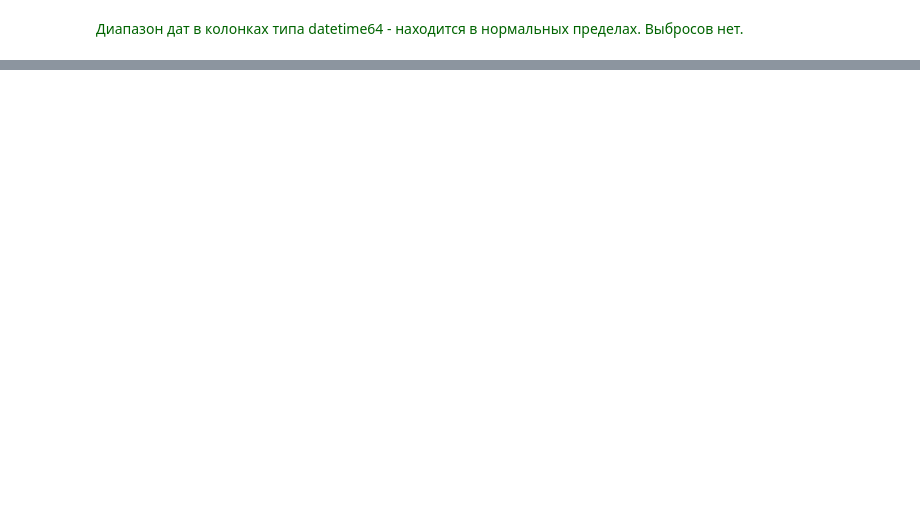
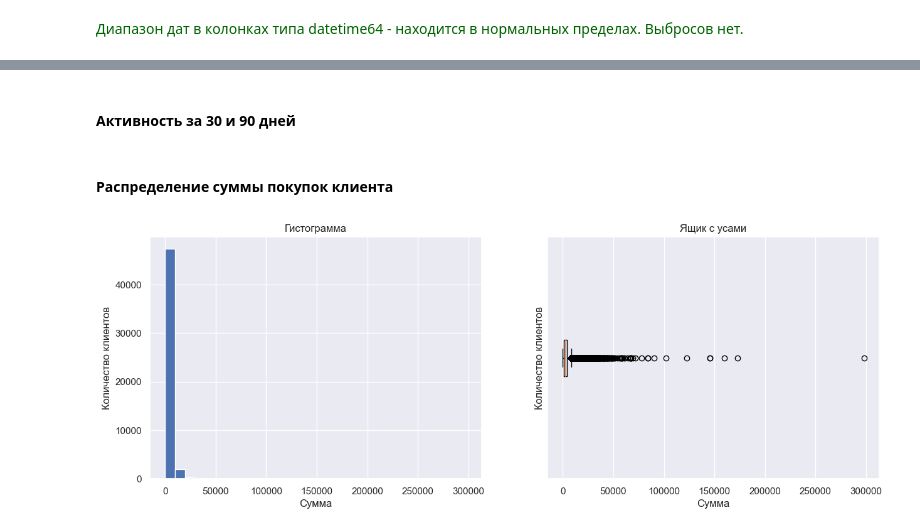
Before and after one commit to andrew-tvorogov/practicum_masterskaya_2, a Jupyter notebook: practicum_apparel.ipynb, the cells around one changed output, grey strips where cells are left out. Cells and saved outputs as stored; diff of their text form; code cells hidden in the pictures; blank space fills up the shorter version.

Commit message:
updated notebook, all data prepared

```diff
--- a/practicum_apparel.ipynb
+++ b/practicum_apparel.ipynb
@@ -497,0 +636,26 @@ dataset_tm_info(apparel_messages)
+# %%
+# категории в отдельную переменную для переиспользования
+categories_columns = [c for c in apparel_purchases.columns if c.startswith('category__')]
+# %%
+categories_grouped = apparel_purchases.groupby('client_id')[categories_columns].sum().reset_index()
+apparel_client = apparel_client.merge(categories_grouped, on='client_id', how='left')
+# %% [markdown]
+#### Активность за 30 и 90 дней
+# %%
+for w in [30,90]:
+    x = apparel_purchases['date'] >= (max_date - pd.Timedelta(days=w))
+    apparel_data = apparel_purchases[x].groupby('client_id').agg(
+        order_amount_last=(('order_amount','sum')),
+        quantity_last=(('quantity','sum')),
+        orders_last=(('date','count'))
+    )
+    apparel_data.columns = [f'order_amount_last_{w}_days', f'quantity_last_{w}_days', f'orders_last_{w}_days']
+    apparel_client = apparel_client.merge(apparel_data, on='client_id', how='left')
+# %%
+apparel_client.fillna(0, inplace=True) # заполнит пропуски после объединений
+# %% [markdown]
+#### Распределение суммы покупок клиента
+# %%
+show_numeric_bplt_hist(apparel_client, 'order_amount_sum', 'Сумма', 'Количество клиентов', 30)
+# %% [output]
+[figure, added]
```
Also changed, not shown: parts of 79 cells of this notebook.
